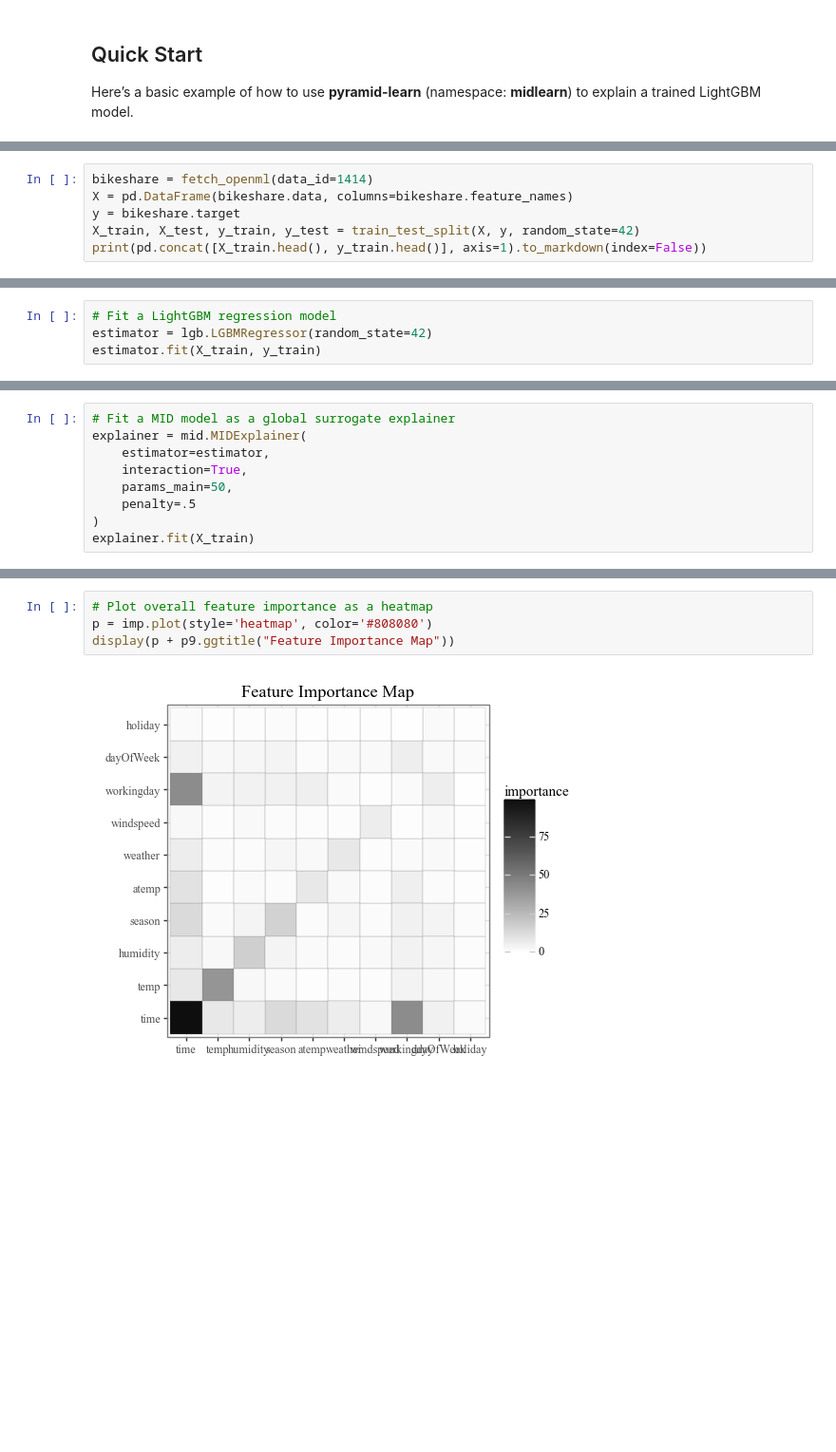
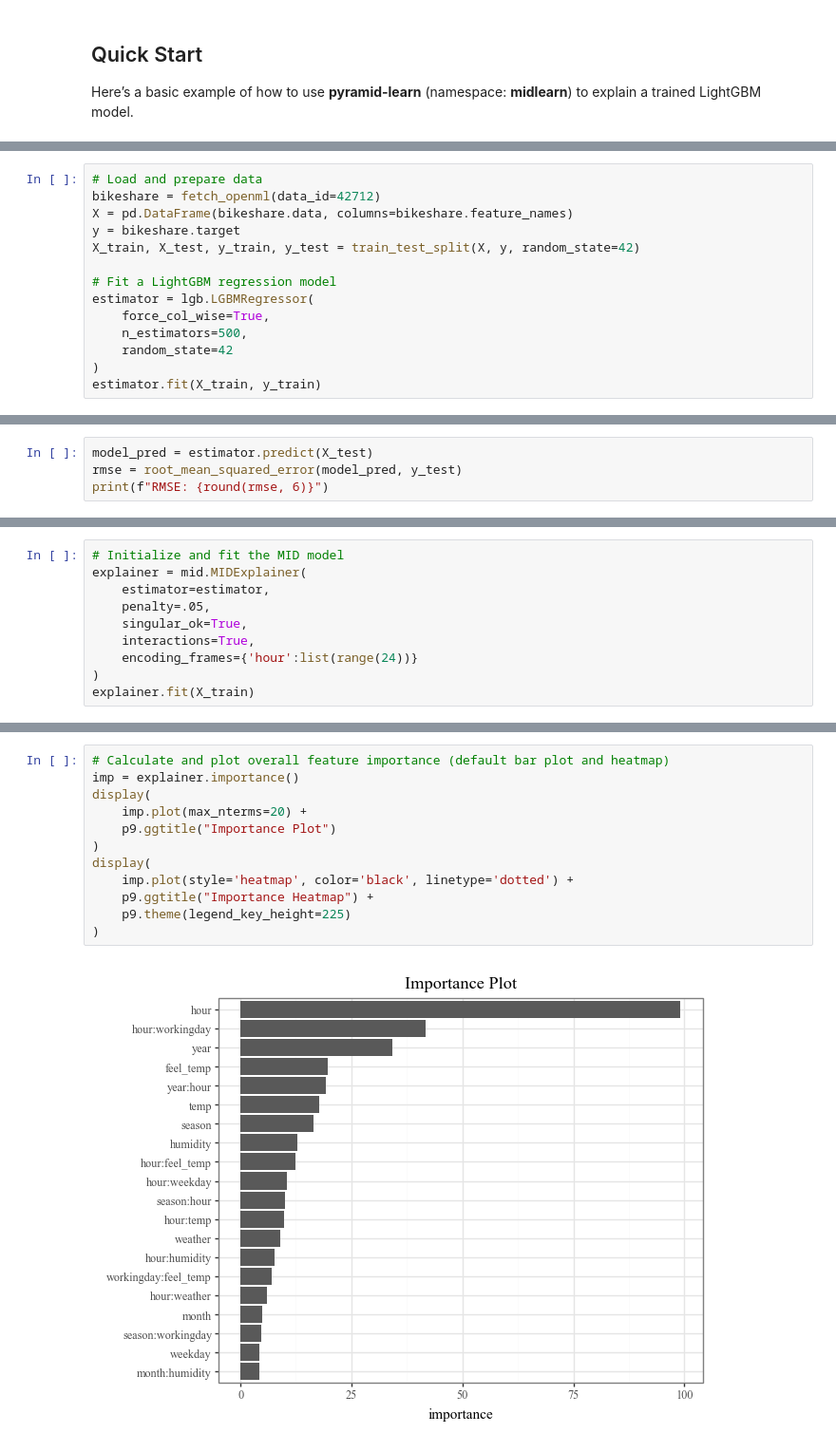
Before and after one commit to ryo-asashi/pyramid-learn, a Jupyter notebook: README.ipynb, the cells around one changed output, grey strips where cells are left out. Shown: that part at 95% size. Drawn from its saved outputs; the diff is of its cells as text; blank space fills up the shorter version.

```diff
--- a/README.ipynb
+++ b/README.ipynb
@@ -61,7 +68,15 @@ p9.options.figure_size = (5, 4)
 # %%
-bikeshare = fetch_openml(data_id=1414)
+# Load and prepare data
+bikeshare = fetch_openml(data_id=42712)
 X = pd.DataFrame(bikeshare.data, columns=bikeshare.feature_names)
 y = bikeshare.target
 X_train, X_test, y_train, y_test = train_test_split(X, y, random_state=42)
-print(pd.concat([X_train.head(), y_train.head()], axis=1).to_markdown(index=False))
+
+# Fit a LightGBM regression model
+estimator = lgb.LGBMRegressor(
+    force_col_wise=True,
+    n_estimators=500,
+    random_state=42
+)
+estimator.fit(X_train, y_train)
 # %% [output]
@@ -75,5 +87,5 @@ print(pd.concat([X_train.head(), y_train.head()], axis=1).to_markdown(index=Fals
 # %%
-# Fit a LightGBM regression model
-estimator = lgb.LGBMRegressor(random_state=42)
-estimator.fit(X_train, y_train)
+model_pred = estimator.predict(X_test)
+rmse = root_mean_squared_error(model_pred, y_test)
+print(f"RMSE: {round(rmse, 6)}")
 # %% [output]
@@ -89,10 +96,11 @@ LGBMRegressor(random_state=42)
 # %%
-# Fit a MID model as a global surrogate explainer
+# Initialize and fit the MID model
 explainer = mid.MIDExplainer(
     estimator=estimator,
-    interaction=True,
-    params_main=50,
-    penalty=.5
+    penalty=.05,
+    singular_ok=True,
+    interactions=True,
+    encoding_frames={'hour':list(range(24))}
 )
 explainer.fit(X_train)
 # %% [output]
@@ -136,6 +133,14 @@ display(imp.plot(max_nterms=20) + p9.ggtitle("Feature Importance"))
 # %%
-# Plot overall feature importance as a heatmap
-p = imp.plot(style='heatmap', color='#808080')
-display(p + p9.ggtitle("Feature Importance Map"))
+# Calculate and plot overall feature importance (default bar plot and heatmap)
+imp = explainer.importance()
+display(
+    imp.plot(max_nterms=20) +
+    p9.ggtitle("Importance Plot")
+)
+display(
+    imp.plot(style='heatmap', color='black', linetype='dotted') +
+    p9.ggtitle("Importance Heatmap") +
+    p9.theme(legend_key_height=225)
+)
 # %% [output]
-[figure, old version]
+[figure, new version]
```
Also changed, not shown: parts of 16 cells of this notebook, 21 other files.
